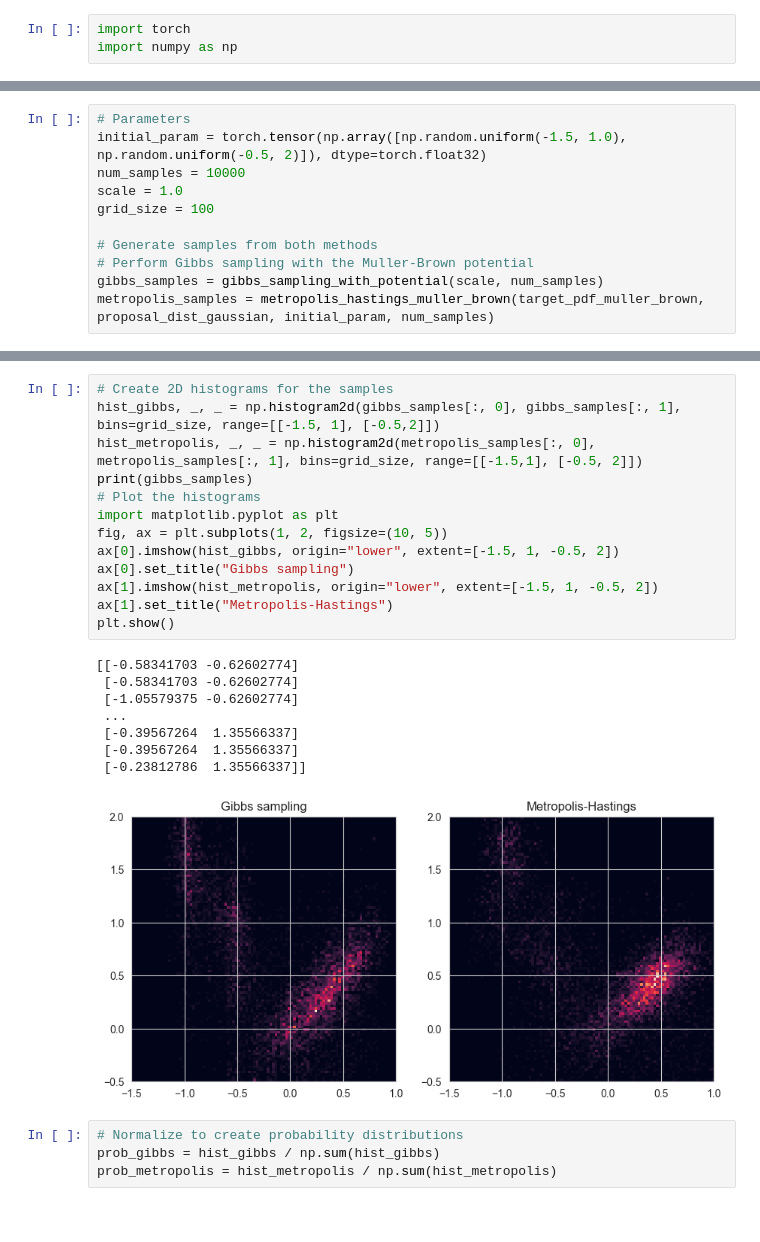
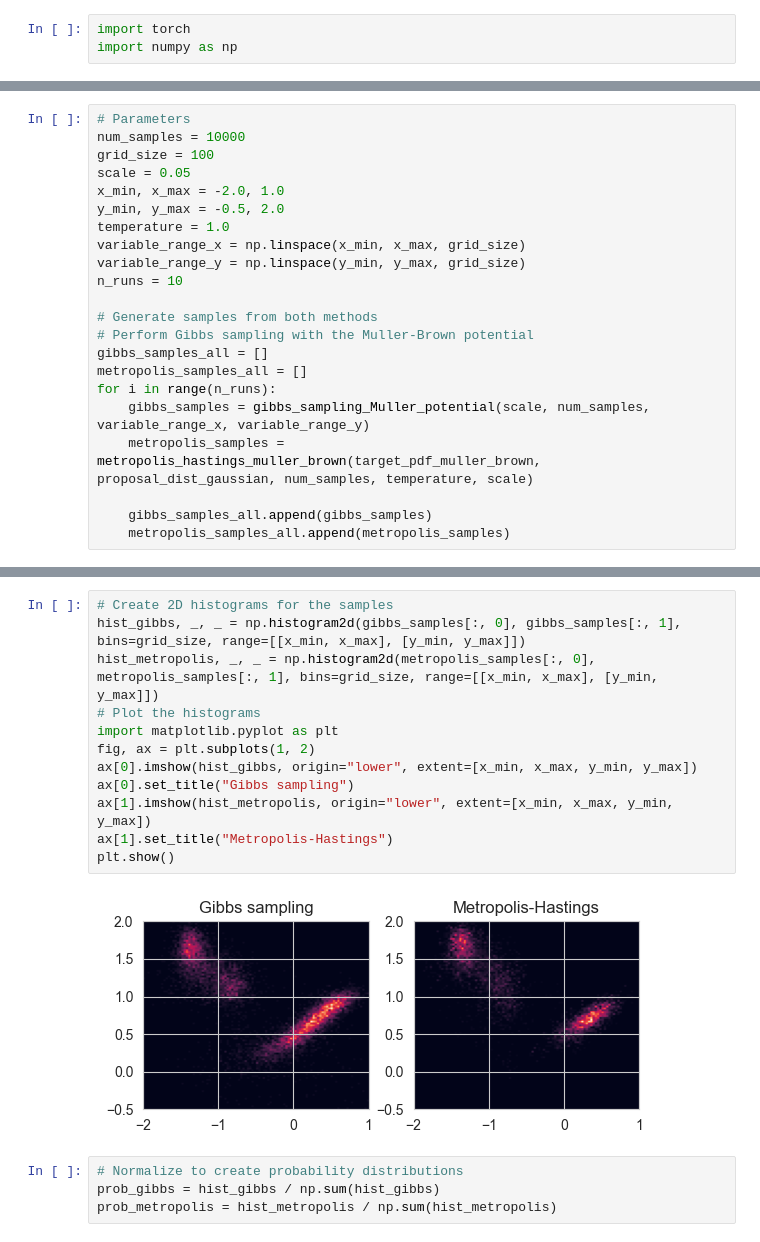
Before and after one commit to AlffonsoMV/PAMSProject, a Jupyter notebook: Code/MarkovChains/mullerbrown/kl_divergence.ipynb, the cells around one changed output, grey strips where cells are left out. Saved outputs shown, nothing was run; the diff lists cells and outputs as text.

Commit message:
RDF improved + Gibbs re-implemented + Lennard Jones 3D

```diff
--- a/Code/MarkovChains/mullerbrown/kl_divergence.ipynb
+++ b/Code/MarkovChains/mullerbrown/kl_divergence.ipynb
@@ -108,14 +123,25 @@ def generate_grid(x1_min, x1_max, x2_min, x2_max, size=100):
 # %%
 # Parameters
-initial_param = torch.tensor(np.array([np.random.uniform(-1.5, 1.0), np.random.uniform(-0.5, 2)]), dtype=torch.float32)
 num_samples = 10000
-scale = 1.0
 grid_size = 100
+scale = 0.05
+x_min, x_max = -2.0, 1.0
+y_min, y_max = -0.5, 2.0
+temperature = 1.0
+variable_range_x = np.linspace(x_min, x_max, grid_size)
+variable_range_y = np.linspace(y_min, y_max, grid_size)
+n_runs = 10
 
 # Generate samples from both methods
 # Perform Gibbs sampling with the Muller-Brown potential
-gibbs_samples = gibbs_sampling_with_potential(scale, num_samples)
-metropolis_samples = metropolis_hastings_muller_brown(target_pdf_muller_brown, proposal_dist_gaussian, initial_param, num_samples)
+gibbs_samples_all = []
+metropolis_samples_all = []
+for i in range(n_runs):
+    gibbs_samples = gibbs_sampling_Muller_potential(scale, num_samples, variable_range_x, variable_range_y)
+    metropolis_samples = metropolis_hastings_muller_brown(target_pdf_muller_brown, proposal_dist_gaussian, num_samples, temperature, scale)
+
+    gibbs_samples_all.append(gibbs_samples)
+    metropolis_samples_all.append(metropolis_samples)
 # %%
 # Plot gibbs samples
 import matplotlib.pyplot as plt
@@ -136,25 +162,17 @@ plt.show()
 # %%
 # Create 2D histograms for the samples
-hist_gibbs, _, _ = np.histogram2d(gibbs_samples[:, 0], gibbs_samples[:, 1], bins=grid_size, range=[[-1.5, 1], [-0.5,2]])
-hist_metropolis, _, _ = np.histogram2d(metropolis_samples[:, 0], metropolis_samples[:, 1], bins=grid_size, range=[[-1.5,1], [-0.5, 2]])
-print(gibbs_samples)
+hist_gibbs, _, _ = np.histogram2d(gibbs_samples[:, 0], gibbs_samples[:, 1], bins=grid_size, range=[[x_min, x_max], [y_min, y_max]])
+hist_metropolis, _, _ = np.histogram2d(metropolis_samples[:, 0], metropolis_samples[:, 1], bins=grid_size, range=[[x_min, x_max], [y_min, y_max]])
 # Plot the histograms
 import matplotlib.pyplot as plt
-fig, ax = plt.subplots(1, 2, figsize=(10, 5))
-ax[0].imshow(hist_gibbs, origin="lower", extent=[-1.5, 1, -0.5, 2])
+fig, ax = plt.subplots(1, 2)
+ax[0].imshow(hist_gibbs, origin="lower", extent=[x_min, x_max, y_min, y_max])
 ax[0].set_title("Gibbs sampling")
-ax[1].imshow(hist_metropolis, origin="lower", extent=[-1.5, 1, -0.5, 2])
+ax[1].imshow(hist_metropolis, origin="lower", extent=[x_min, x_max, y_min, y_max])
 ax[1].set_title("Metropolis-Hastings")
 plt.show()
 # %% [output]
-[[-0.58341703 -0.62602774]
- [-0.58341703 -0.62602774]
- [-1.05579375 -0.62602774]
- ...
- [-0.39567264  1.35566337]
- [-0.39567264  1.35566337]
- [-0.23812786  1.35566337]]
-[figure, old version]
+[figure, new version]
 # %%
 # Normalize to create probability distributions
 prob_gibbs = hist_gibbs / np.sum(hist_gibbs)
```
Also changed, not shown: parts of 10 cells of this notebook, 39 other files.
